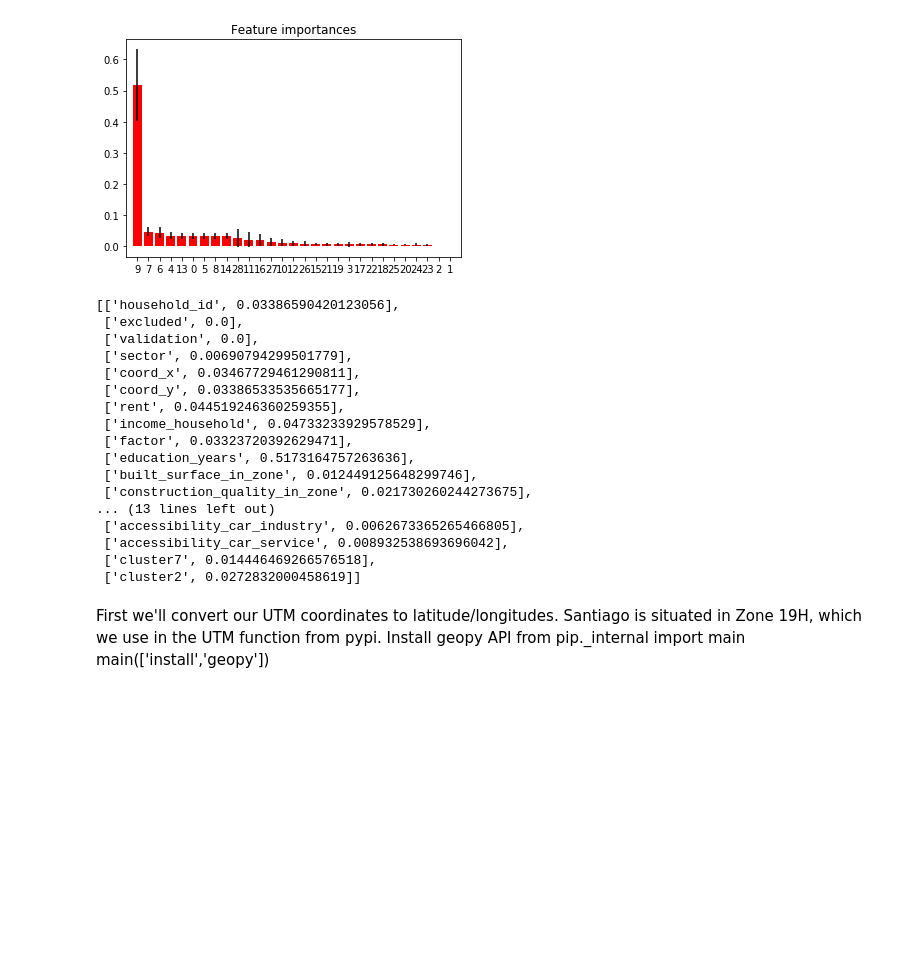
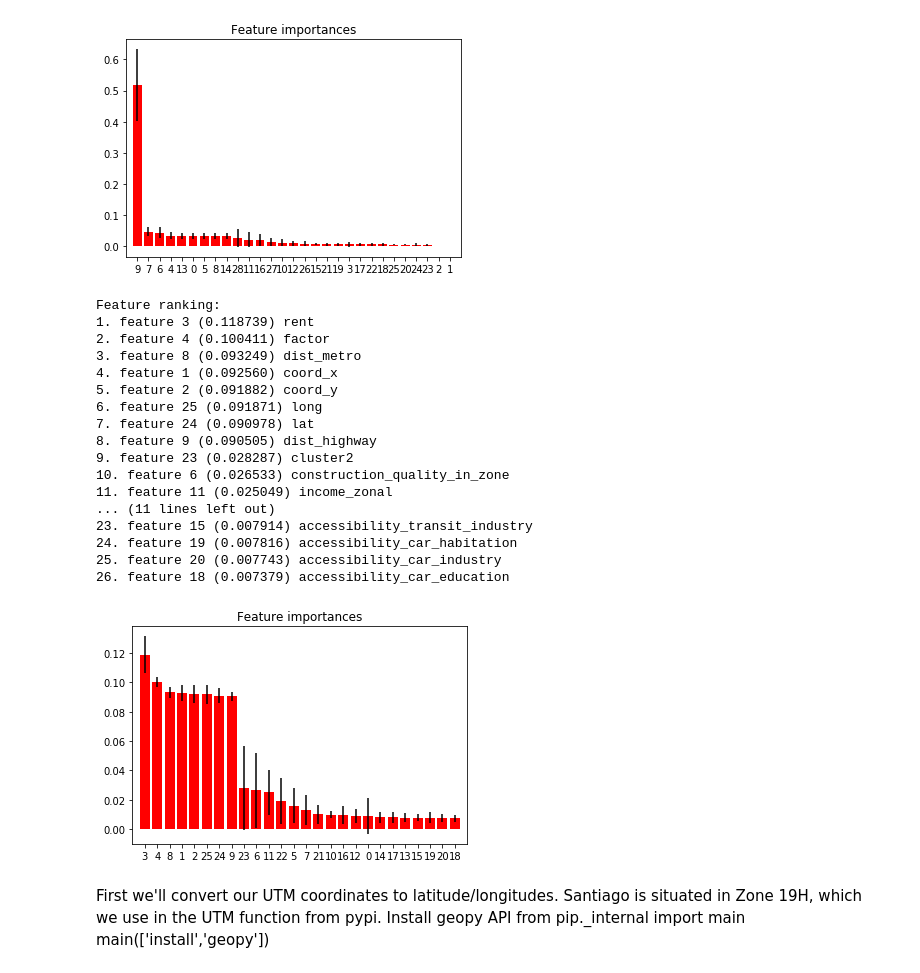
Before and after one commit to StefanNa/ba_assignment, a Jupyter notebook: BA-Challenge-jupyter.ipynb, the cells around one changed output. Cells and saved outputs as stored; diff of their text form; code cells hidden in the pictures; blank space fills up the shorter version.

```diff
--- a/BA-Challenge-jupyter.ipynb
+++ b/BA-Challenge-jupyter.ipynb
@@ -260,26 +260,51 @@ Feature ranking:
 28. feature 2 (0.000000) validation
 29. feature 1 (0.000000) excluded
 [figure]
-# %%
-[[(X.columns.tolist())[c],i]for c,i in enumerate(importances.tolist())]
-# %% [output]
-[['household_id', 0.03386590420123056],
- ['excluded', 0.0],
- ['validation', 0.0],
- ['sector', 0.00690794299501779],
- ['coord_x', 0.03467729461290811],
- ['coord_y', 0.03386533535665177],
- ['rent', 0.044519246360259355],
- ['income_household', 0.04733233929578529],
- ['factor', 0.03323720392629471],
- ['education_years', 0.5173164757263636],
- ['built_surface_in_zone', 0.012449125648299746],
- ['construction_quality_in_zone', 0.021730260244273675],
-... (13 lines left out)
- ['accessibility_car_industry', 0.0062673365265466805],
- ['accessibility_car_service', 0.008932538693696042],
- ['cluster7', 0.014446469266576518],
- ['cluster2', 0.0272832000458619]]
+# %%
+drops=['education_years','household_id','income_household','validation','excluded']
+y=df.CLASS
+X=df.drop(columns=['CLASS']+drops)
+forest = ExtraTreesClassifier(n_estimators=250,
+                              random_state=0)
+forest.fit(X, y),''
+importances = forest.feature_importances_
+std = np.std([tree.feature_importances_ for tree in forest.estimators_],
+             axis=0)
+indices = np.argsort(importances)[::-1]
+# %%
+# Print the feature ranking
+print("Feature ranking:")
+
+for f in range(X.shape[1]):
+    print("%d. feature %d (%f)" % (f + 1, indices[f], importances[indices[f]]),(X.columns.tolist())[indices[f]])
+
+# Plot the feature importances of the forest
+plt.figure()
+plt.title("Feature importances")
+plt.bar(range(X.shape[1]), importances[indices],
+       color="r", yerr=std[indices], align="center")
+plt.xticks(range(X.shape[1]), indices)
+plt.xlim([-1, X.shape[1]])
+plt.show()
+# %% [output]
+Feature ranking:
+1. feature 3 (0.118739) rent
+2. feature 4 (0.100411) factor
+3. feature 8 (0.093249) dist_metro
+4. feature 1 (0.092560) coord_x
+5. feature 2 (0.091882) coord_y
+6. feature 25 (0.091871) long
+7. feature 24 (0.090978) lat
+8. feature 9 (0.090505) dist_highway
+9. feature 23 (0.028287) cluster2
+10. feature 6 (0.026533) construction_quality_in_zone
+11. feature 11 (0.025049) income_zonal
+... (11 lines left out)
+23. feature 15 (0.007914) accessibility_transit_industry
+24. feature 19 (0.007816) accessibility_car_habitation
+25. feature 20 (0.007743) accessibility_car_industry
+26. feature 18 (0.007379) accessibility_car_education
+[figure, added]
 # %% [markdown]
 First we'll convert our UTM coordinates to latitude/longitudes. Santiago is situated in Zone 19H, which we use in the UTM function from pypi.
 Install geopy  API
```
Also changed, not shown: parts of 1 cell of this notebook.
